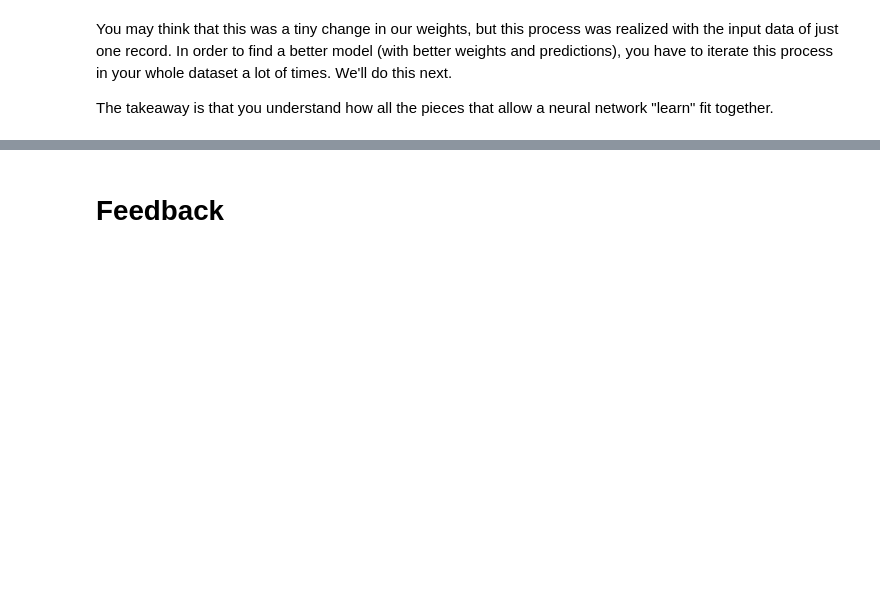
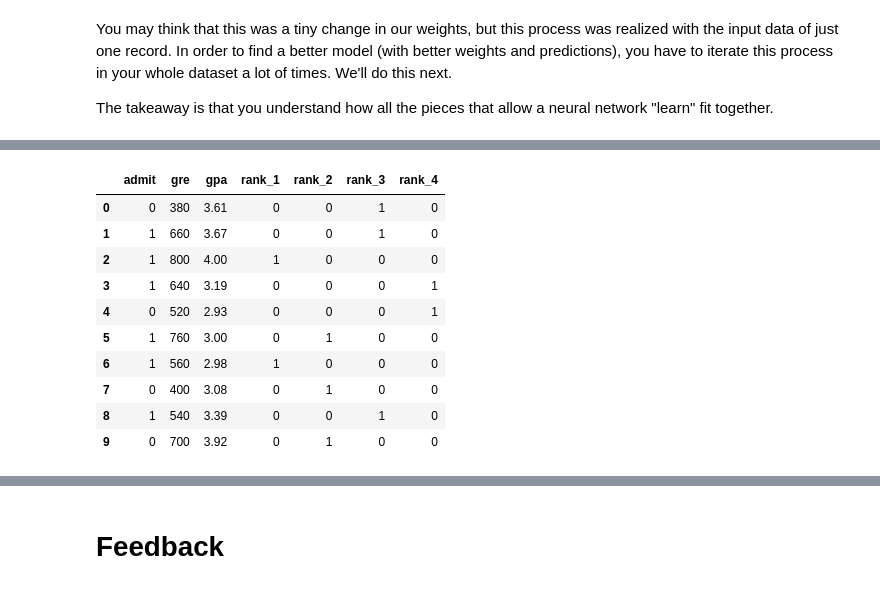
Before and after one commit to ferlopezm94/neural-networks-intro, a Jupyter notebook: Part2.ipynb, the cells around one changed output, grey strips where cells are left out. Saved outputs shown, nothing was run; the diff lists cells and outputs as text; code cells hidden in the pictures; blank space fills up the shorter version.

```diff
--- a/Part2.ipynb
+++ b/Part2.ipynb
@@ -352,0 +462,21 @@ The takeaway is that you understand how all the pieces that allow a neural netwo
+# %%
+# Make dummy variables for rank
+one_hot_data = pd.concat([data, pd.get_dummies(data['rank'], prefix='rank')], axis=1)
+
+# Drop the previous rank column
+one_hot_data = one_hot_data.drop('rank', axis=1)
+
+# Print the first 10 rows
+one_hot_data[:10]
+# %% [output]
+|  | admit | gre | gpa | rank_1 | rank_2 | rank_3 | rank_4 |
+| 0 | 0 | 380 | 3.61 | 0 | 0 | 1 | 0 |
+| 1 | 1 | 660 | 3.67 | 0 | 0 | 1 | 0 |
+| 2 | 1 | 800 | 4.00 | 1 | 0 | 0 | 0 |
+| 3 | 1 | 640 | 3.19 | 0 | 0 | 0 | 1 |
+| 4 | 0 | 520 | 2.93 | 0 | 0 | 0 | 1 |
+| 5 | 1 | 760 | 3.00 | 0 | 1 | 0 | 0 |
+| 6 | 1 | 560 | 2.98 | 1 | 0 | 0 | 0 |
+| 7 | 0 | 400 | 3.08 | 0 | 1 | 0 | 0 |
+| 8 | 1 | 540 | 3.39 | 0 | 0 | 1 | 0 |
+| 9 | 0 | 700 | 3.92 | 0 | 1 | 0 | 0 |
```
Also changed, not shown: parts of 23 cells of this notebook, 1 other file.
